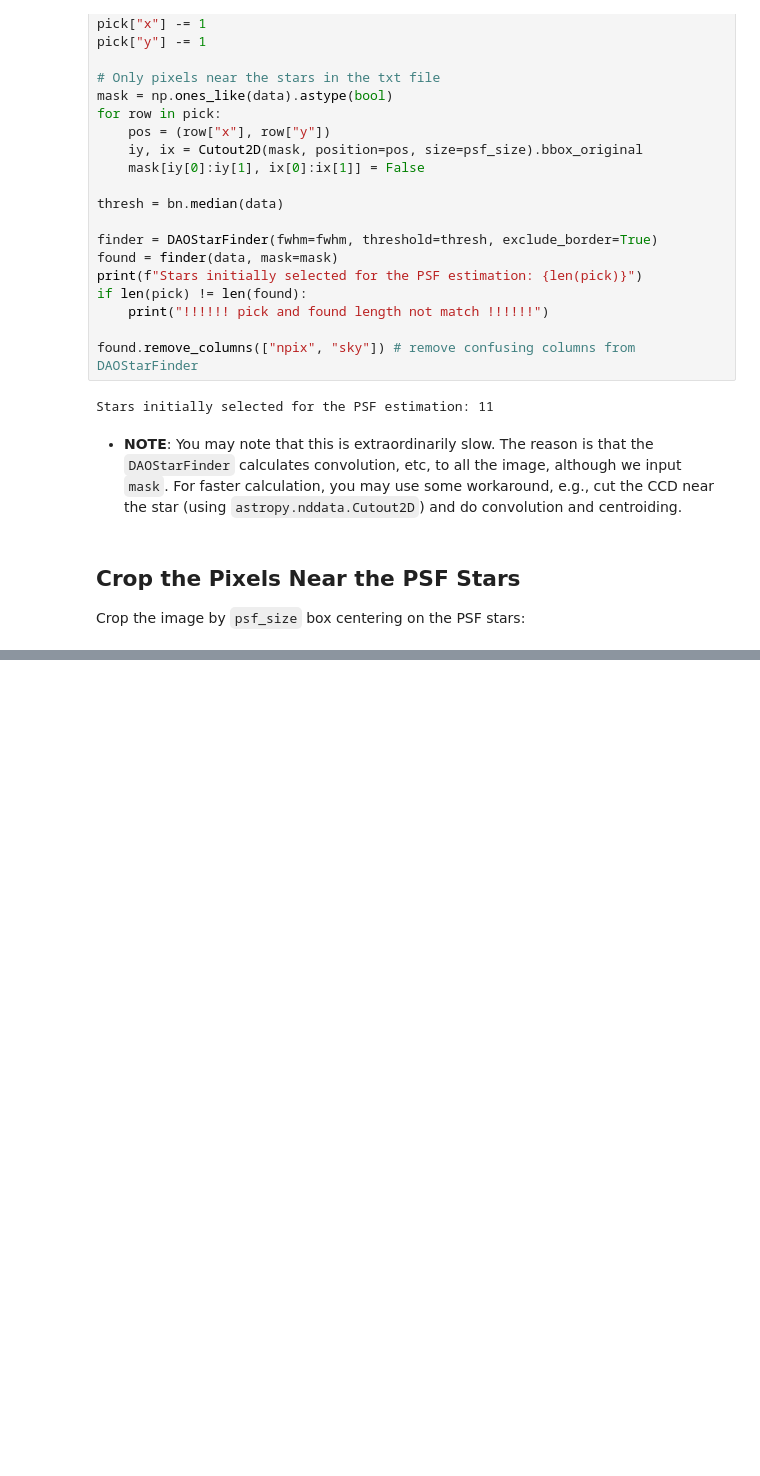
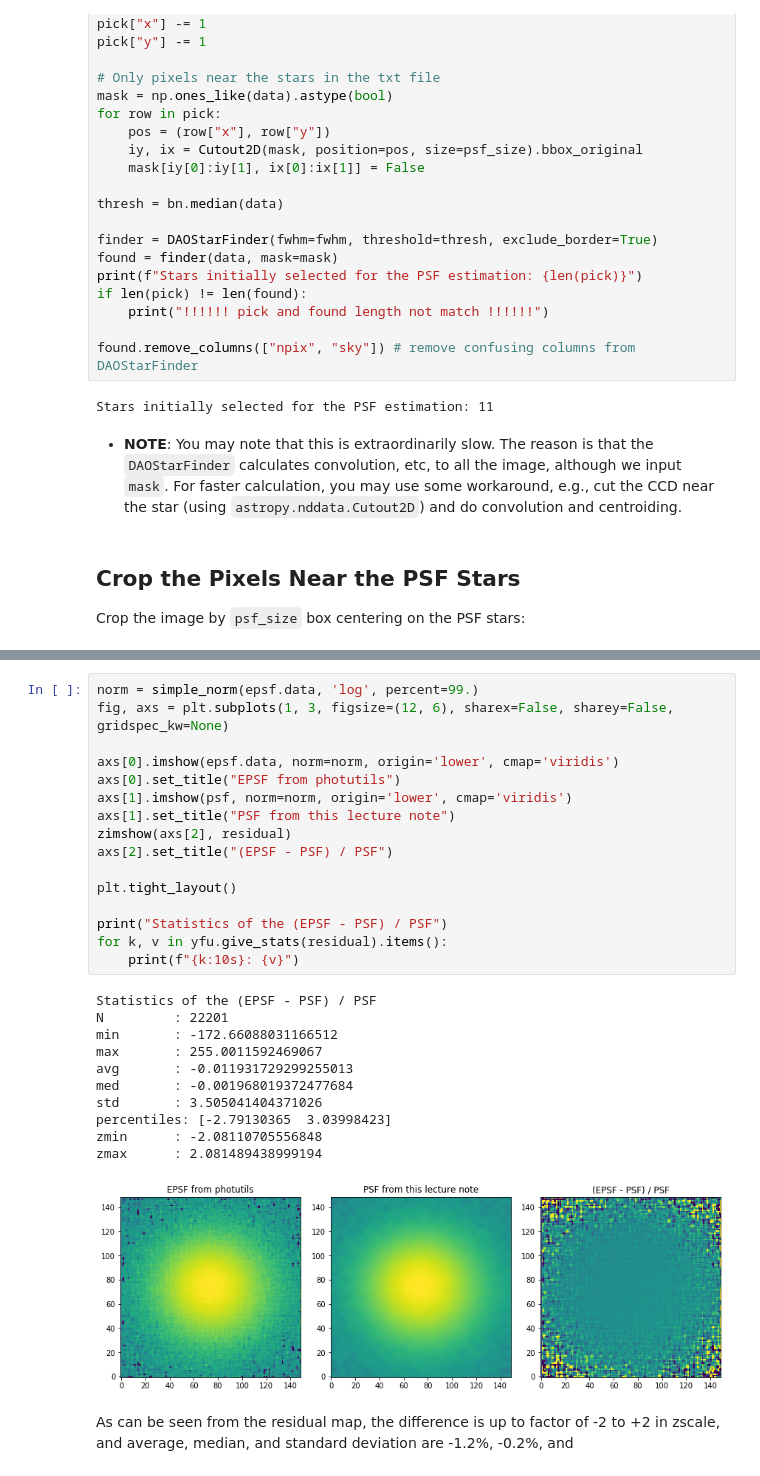
Before and after one commit to ysBach/SNU_AOclass, a Jupyter notebook: Notebooks/08-PSF_Extraction.ipynb, the cells around one changed output, grey strips where cells are left out. Saved outputs shown, nothing was run; the diff lists cells and outputs as text; blank space fills up the shorter version.

```diff
--- a/Notebooks/08-PSF_Extraction.ipynb
+++ b/Notebooks/08-PSF_Extraction.ipynb
@@ -275,0 +323,30 @@ zmax      : 0.0003477499675574387
+# %%
+norm = simple_norm(epsf.data, 'log', percent=99.)
+fig, axs = plt.subplots(1, 3, figsize=(12, 6), sharex=False, sharey=False, gridspec_kw=None)
+
+axs[0].imshow(epsf.data, norm=norm, origin='lower', cmap='viridis')
+axs[0].set_title("EPSF from photutils")
+axs[1].imshow(psf, norm=norm, origin='lower', cmap='viridis')
+axs[1].set_title("PSF from this lecture note")
+zimshow(axs[2], residual)
+axs[2].set_title("(EPSF - PSF) / PSF")
+
+plt.tight_layout()
+
+print("Statistics of the (EPSF - PSF) / PSF")
+for k, v in yfu.give_stats(residual).items():
+    print(f"{k:10s}: {v}")
+# %% [output]
+Statistics of the (EPSF - PSF) / PSF
+N         : 22201
+min       : -172.66088031166512
+max       : 255.0011592469067
+avg       : -0.011931729299255013
+med       : -0.001968019372477684
+std       : 3.505041404371026
+percentiles: [-2.79130365  3.03998423]
+zmin      : -2.08110705556848
+zmax      : 2.081489438999194
+[figure, added]
+# %% [markdown]
+As can be seen from the residual map, the difference is up to factor of -2 to +2 in zscale, and average, median, and standard deviation are -1.2%, -0.2%, and
```
Also changed, not shown: parts of 9 cells of this notebook.
